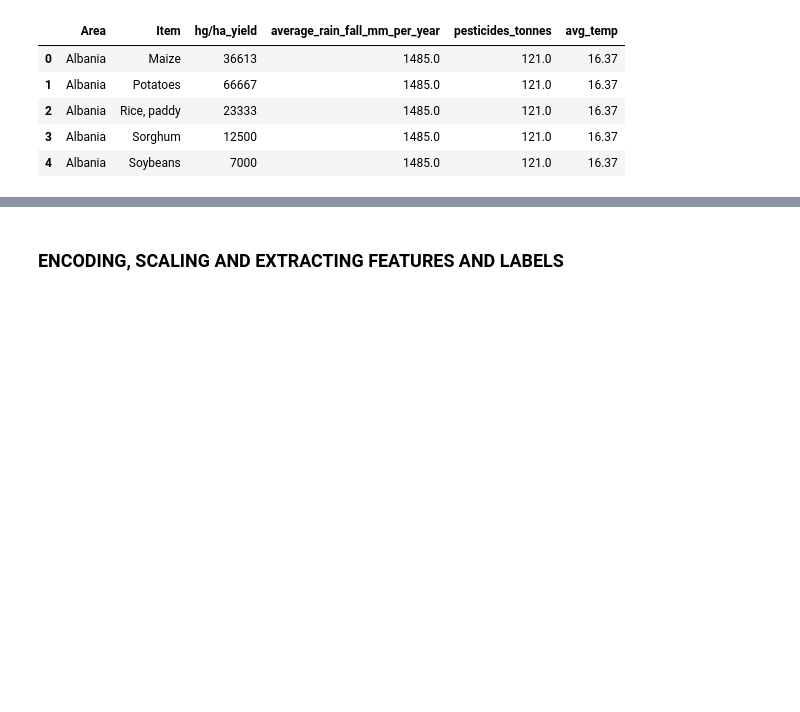
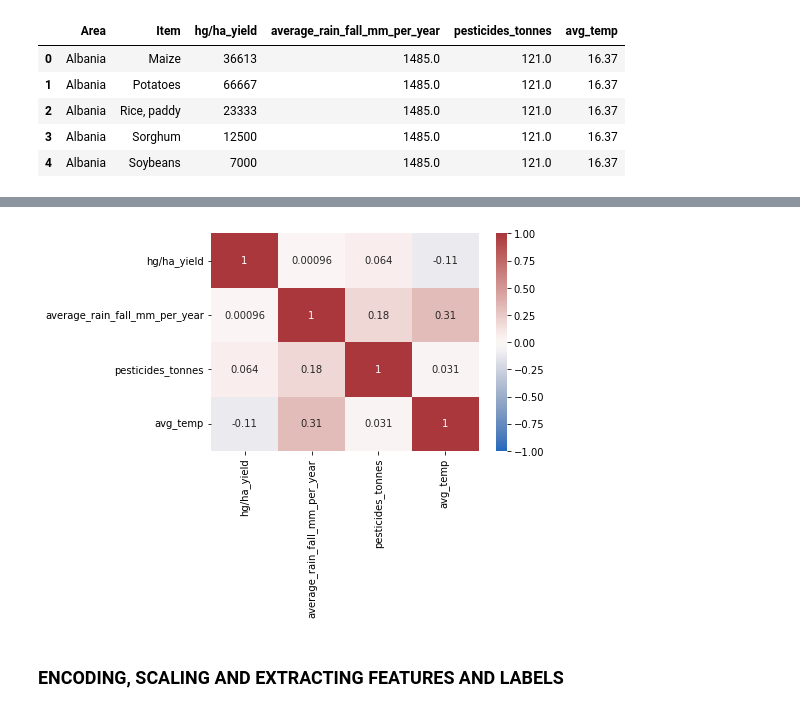
Before and after one commit to ryukirisame/crop-yield-prediction, a Jupyter notebook: crop yield predict_4.0.ipynb, the cells around one changed output, grey strips where cells are left out. Cells and saved outputs as stored; diff of their text form; code cells hidden in the pictures; blank space fills up the shorter version.

```diff
--- a/crop yield predict_4.0.ipynb
+++ b/crop yield predict_4.0.ipynb
@@ -368,3 +382,12 @@ yield_df.head()
+# %%
+import seaborn as sns
+import matplotlib.pyplot as plt
+corr_matrix = yield_df.corr()
+sns.heatmap(corr_matrix, annot=True, vmax=1, vmin=-1, center=0, cmap='vlag')
+plt.savefig('correlation.png')
+plt.show()
+# %% [output]
+[figure, added]
 # %% [markdown]
 ### **ENCODING, SCALING AND EXTRACTING FEATURES AND LABELS**
 # %%
```
Also changed, not shown: parts of 6 cells of this notebook.
